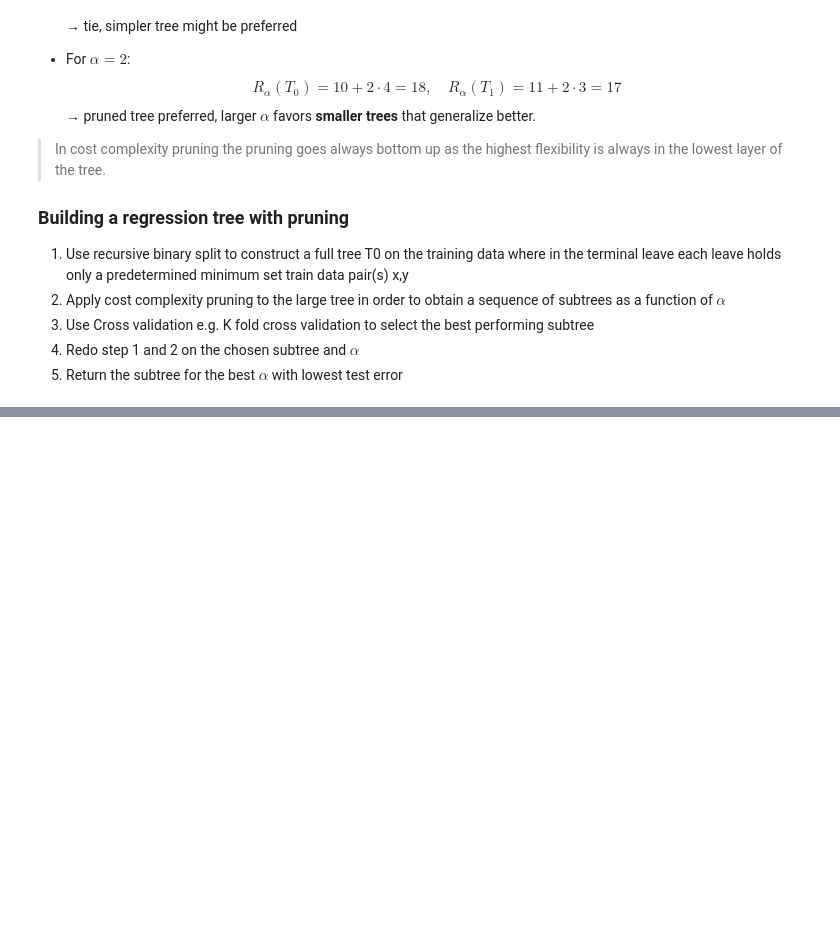
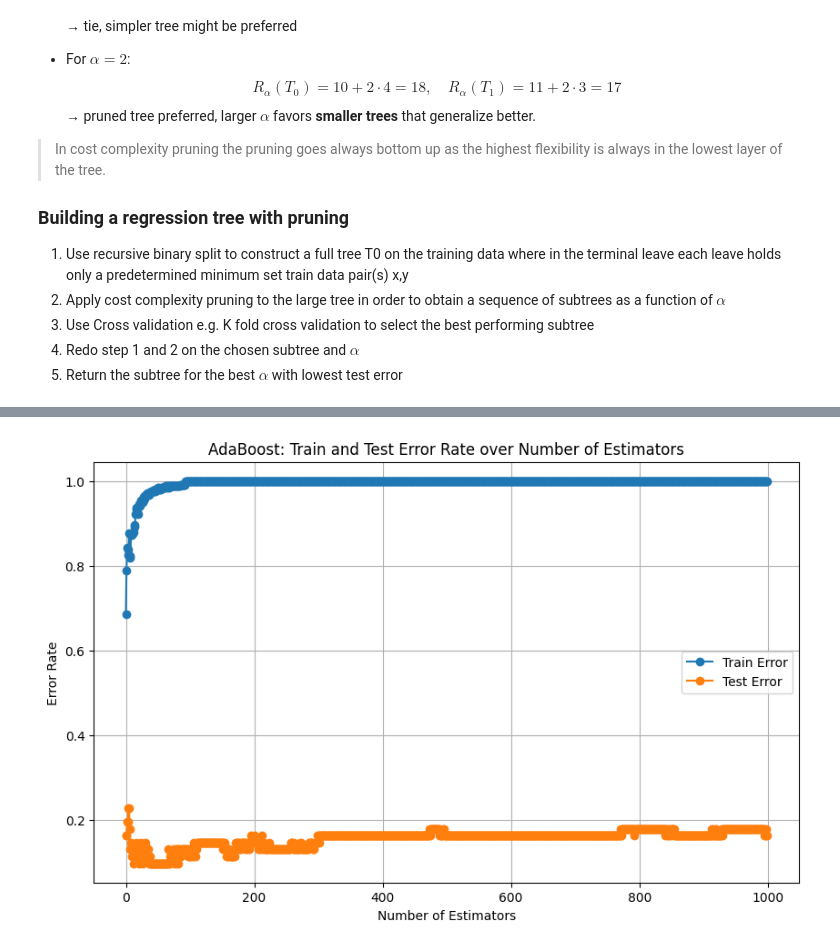
Before and after one commit to JohannesMeyersGit/DS_Notebooks, a Jupyter notebook: Introduction_Statistical_Learning/8_Tree_based_methods.ipynb, the cells around one changed output, grey strips where cells are left out. Saved outputs shown, nothing was run; the diff lists cells and outputs as text; code cells hidden in the pictures; blank space fills up the shorter version.

```diff
--- a/Introduction_Statistical_Learning/8_Tree_based_methods.ipynb
+++ b/Introduction_Statistical_Learning/8_Tree_based_methods.ipynb
@@ -825,0 +2223,93 @@ plt.show()
+# %%
+### Implementation of AdaBoost from scratch for binary classification of the Heart Disease dataset
+import numpy as np
+import pandas as pd
+import matplotlib.pyplot as plt
+from sklearn.model_selection import train_test_split
+from sklearn.tree import DecisionTreeClassifier
+from sklearn.metrics import accuracy_score
+# Load Heart Disease dataset
+data = pd.read_csv('data/Heart.csv')
+X = data[['Age', 'Chol', 'Sex', 'MaxHR', 'Oldpeak', 'ChestPain', 'Fbs', 'RestECG', 'ExAng', 'Slope', 'Ca', 'Thal']]
+X = pd.get_dummies(X, columns=['ChestPain', 'RestECG', 'Slope', 'Thal'], drop_first=True).values # one-hot encode categorical features
+y = data['AHD']  # binary target: No/Yes
+# AdaBoost is defined for labels y ∈ {−1, +1}; this avoids ad-hoc conversions and matches the ISL weight-update formula exactly.
+y = np.where(y == 'Yes', 1, -1)  # {-1, +1}
+# Split into training and test sets
+X_train, X_test, y_train, y_test = train_test_split(
+    X, y, test_size=0.2, random_state=42
+)
+# AdaBoost Classifier
+class AdaBoostClassifier:
+    def __init__(self, n_estimators=50, max_depth=1):
+        self.n_estimators = n_estimators
+        self.max_depth = max_depth
+        self.trees = []
+        self.alphas = []
+    def fit(self, X, y):
+        n_samples = len(X)
+        # Initialize weights uniformly
+        weights = np.full(n_samples, 1 / n_samples)
+        for _ in range(self.n_estimators):
+            tree = DecisionTreeClassifier(criterion='gini', max_depth=self.max_depth)
+            tree.fit(X, y, sample_weight=weights)
+            predictions = tree.predict(X)
+            # Compute weighted error
+            misclassified = (predictions != y)
+            error = np.sum(weights * misclassified) / np.sum(weights)
+            # Avoid division by zero
+            error = np.clip(error, 1e-10, 1 - 1e-10)
+            # Compute alpha
+            alpha = 0.5 * np.log((1 - error) / error)
+            # Update weights
+            weights *= np.exp(-alpha * y * predictions)
+            # y in {0,1} to {-1,1}
+            weights /= np.sum(weights) # normalize
+            self.trees.append(tree)
+            self.alphas.append(alpha)
+    def predict(self, X):
+        final_pred = np.zeros(X.shape[0])
+        for tree, alpha in zip(self.trees, self.alphas):
+            predictions = tree.predict(X)
+            final_pred += alpha * predictions
+        return np.sign(final_pred) # convert back to {-1, +1} to match training labels
+
+
+# Train AdaBoost Classifier
+adb_clf = AdaBoostClassifier(n_estimators=1000, max_depth=1)
+adb_clf.fit(X_train, y_train)
+# Predict on test set
+y_pred = adb_clf.predict(X_test)
+# Calculate accuracy
+accuracy = accuracy_score(y_test, y_pred)
+print(f"AdaBoost Classifier Test Accuracy: {accuracy * 100:.2f}%")
+
+# Plot training error over iterations
+train_errors = []
+test_errors = []
+for i in range(1, adb_clf.n_estimators + 1):
+    y_train_pred = np.zeros(X_train.shape[0])
+    for tree, alpha in zip(adb_clf.trees[:i], adb_clf.alphas[:i]):
+        predictions = tree.predict(X_train)
+        y_train_pred += alpha * (2 * predictions - 1)
+    y_train_pred = (y_train_pred > 0).astype(int)
+    error = 1 - accuracy_score(y_train, y_train_pred)
+    train_errors.append(error)#
+    y_test_pred = np.zeros(X_test.shape[0])
+    for tree, alpha in zip(adb_clf.trees[:i], adb_clf.alphas[:i]):
+        predictions = tree.predict(X_test)
+        y_test_pred += alpha * predictions
+    y_test_pred = np.sign(y_test_pred)
+    error = 1 - accuracy_score(y_test, y_test_pred)
+    test_errors.append(error)
+# plot the error decay over iterations
+plt.figure(figsize=(10, 6))
+plt.plot(train_errors, marker='o')
+plt.plot(test_errors, marker='o')
+plt.xlabel('Number of Estimators')
+plt.ylabel('Error Rate')
+plt.title('AdaBoost: Train and Test Error Rate over Number of Estimators')
+plt.legend(['Train Error', 'Test Error'])
+plt.grid()
+plt.show()
+# %% [output]
@@ -825,0 +2317 @@ plt.show()
+[figure, added]
```
Also changed, not shown: parts of 15 cells of this notebook, 2 other files.
